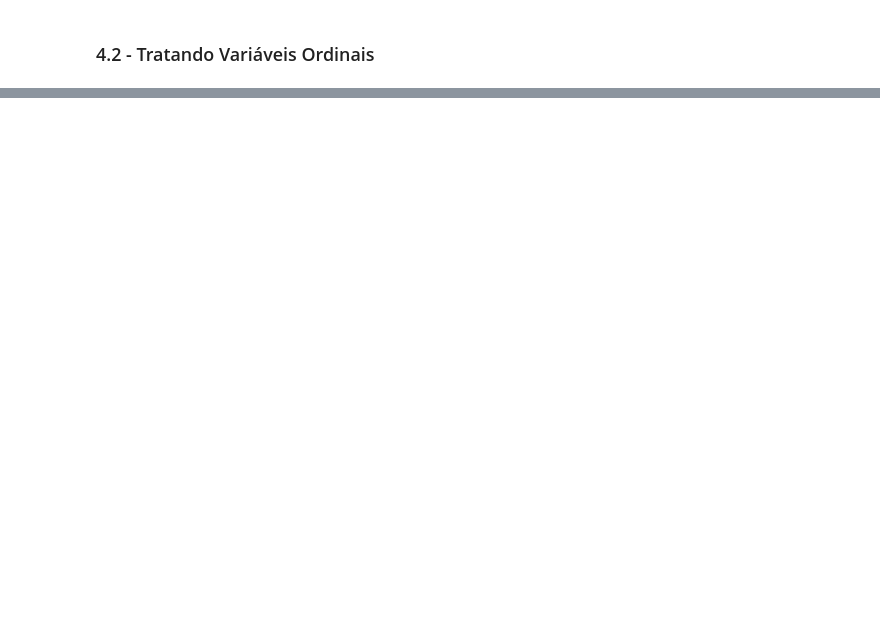
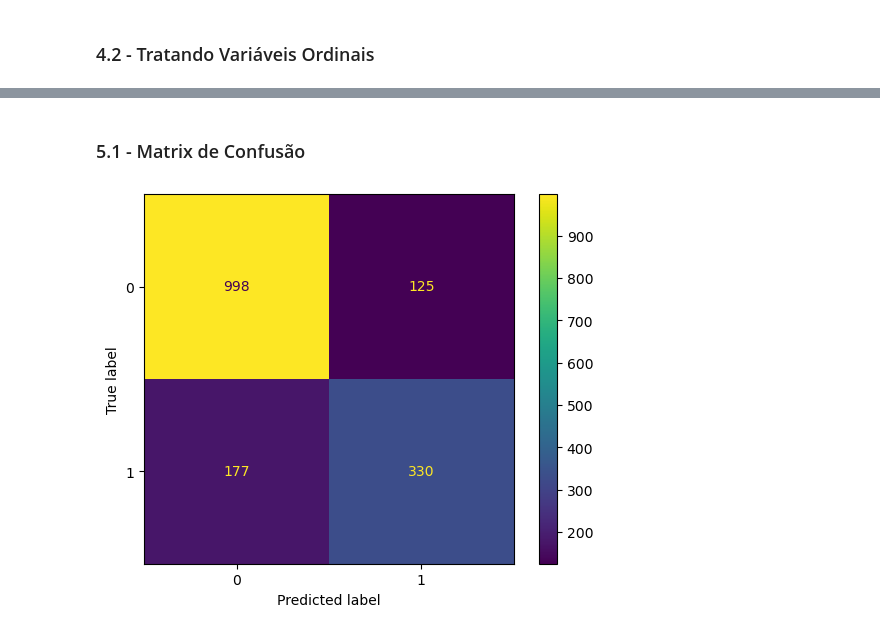
Before and after one commit to Lopeslucas/Data-Science, a Jupyter notebook: [Kaggle] - Car Insurance Data/EDA_v1.ipynb, the cells around one changed output, grey strips where cells are left out. Cells and saved outputs as stored; diff of their text form; code cells hidden in the pictures; blank space fills up the shorter version.

```diff
--- a/[Kaggle] - Car Insurance Data/EDA_v1.ipynb
+++ b/[Kaggle] - Car Insurance Data/EDA_v1.ipynb
@@ -474,0 +314,14 @@ weighted avg       0.82      0.82      0.82      1630
+# %%
+#Divide a Base em X e y
+X = df_tratado.drop('OUTCOME', axis=1)
+y = df_tratado['OUTCOME']
+
+#Train test split
+X_train, X_test, y_train, y_test = train_test_split(X, y, test_size=0.2, random_state=42, stratify=y)
+
+#Instancia o Modelo e Treina
+model_rf = RandomForestClassifier(class_weight='balanced', random_state=42)
+model_rf.fit(X_train, y_train)
+
+#Predições
+y_pred_rf = model_rf.predict(X_test)
@@ -474,0 +351,12 @@ weighted avg       0.82      0.82      0.82      1630
+# %% [markdown]
+### 5.1 - Matrix de Confusão
+# %%
+#Variavel para receber a Matrix de Confusão
+confusion_matrix = confusion_matrix(y_test, y_pred_rf)
+
+#Visualiza Matrix de Confusão
+disp = ConfusionMatrixDisplay(confusion_matrix=confusion_matrix)
+disp.plot()
+plt.show()
+# %% [output]
+[figure, added]
```
Also changed, not shown: parts of 28 cells of this notebook, 1 other file.
